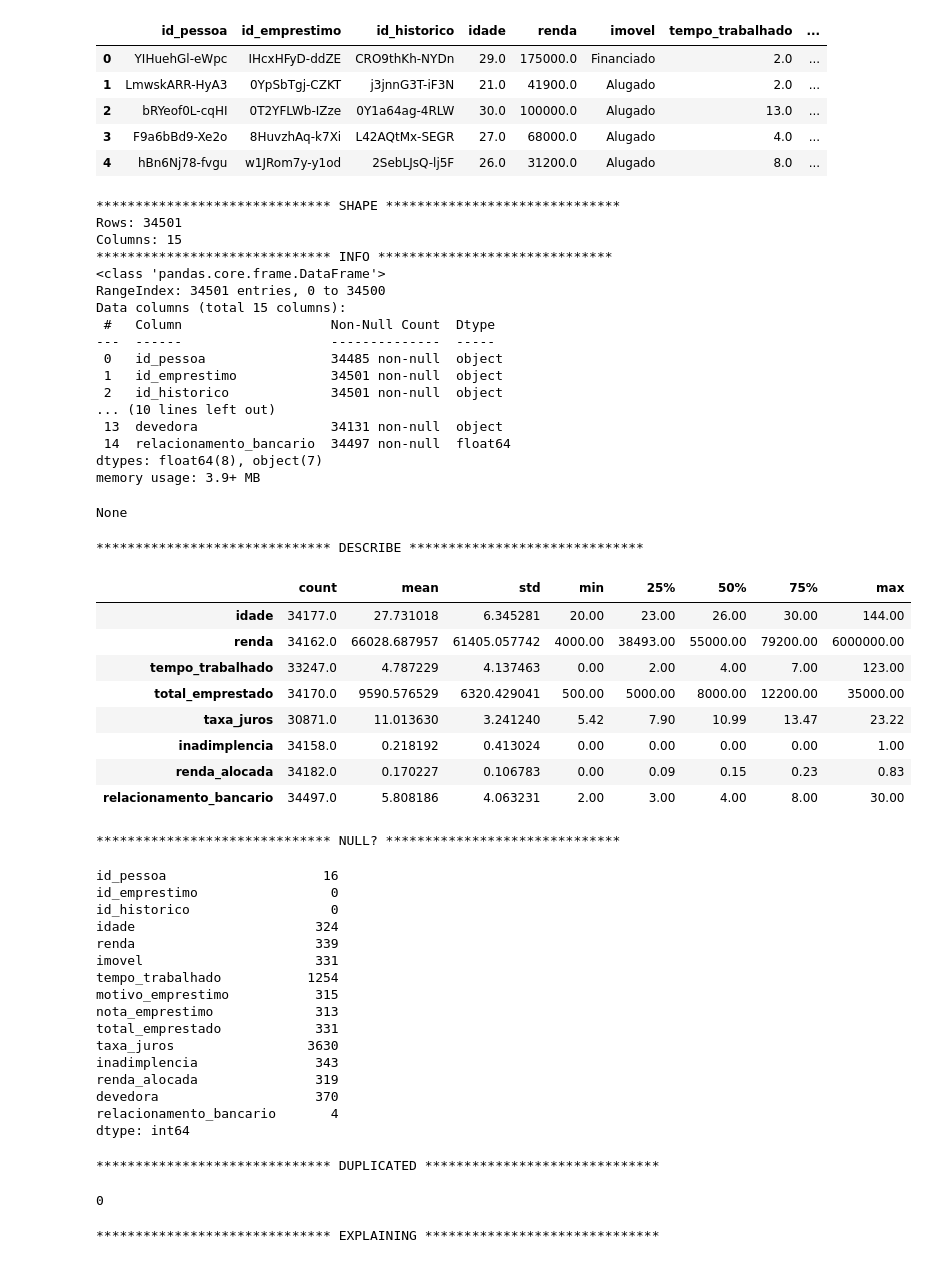
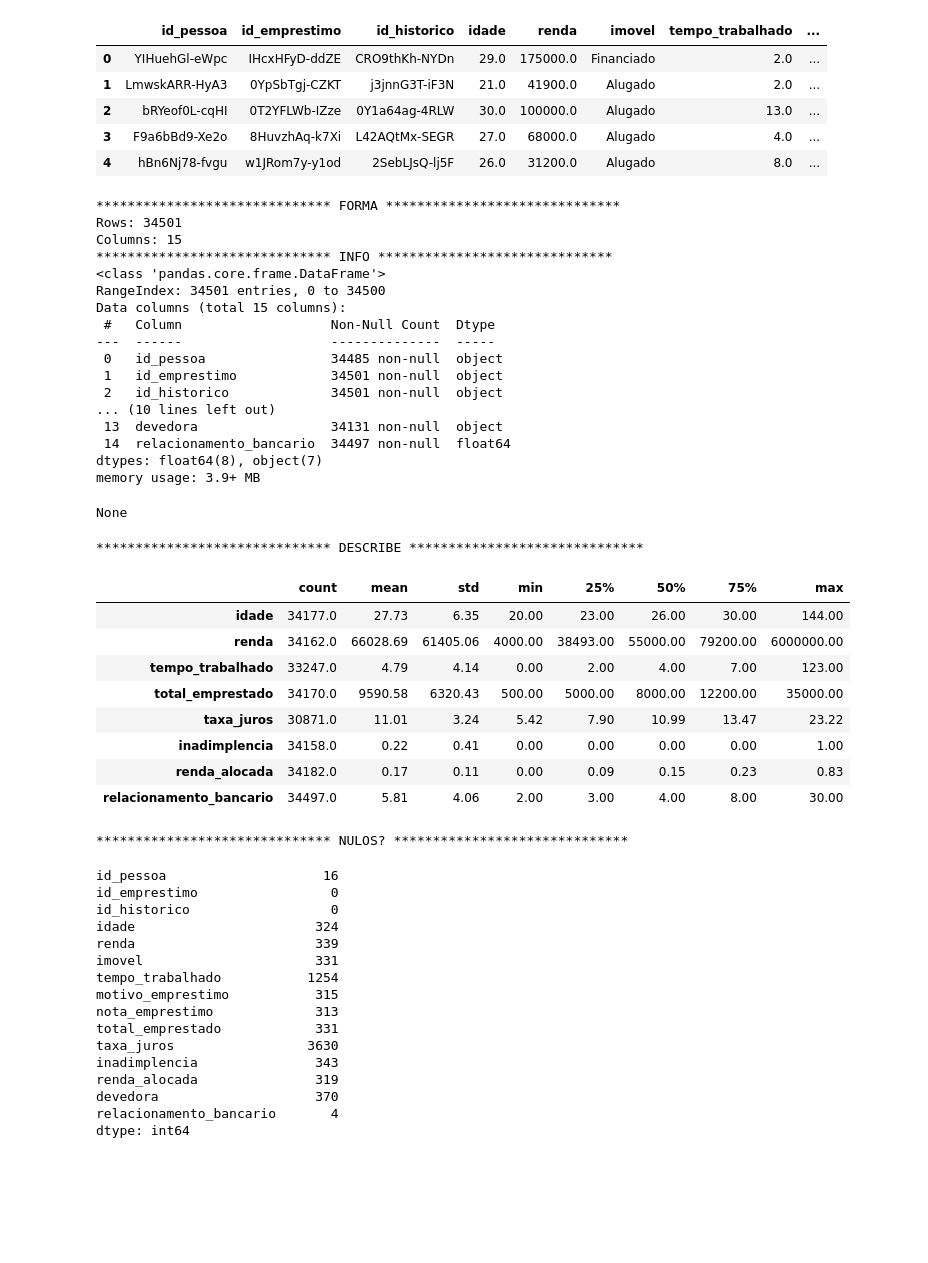
Before and after one commit to andreggalvao/Challenge-Data-Science-1ed, a Jupyter notebook: Challenge_dados_semana2.ipynb, the cells around one changed output. Saved outputs shown, nothing was run; the diff lists cells and outputs as text; code cells hidden in the pictures; blank space fills up the shorter version.

```diff
--- a/Challenge_dados_semana2.ipynb
+++ b/Challenge_dados_semana2.ipynb
@@ -89,47 +89,44 @@ dados.head()
 # %%
 #print("*"*30, "HEAD", "*"*30)
 #display(dados.head(5))
-print("*"*30, "SHAPE", "*"*30)
+print("*"*30, "FORMA", "*"*30)
 print(f"Rows: {dados.shape[0]}\nColumns: {dados.shape[1]}")
 print("*"*30, "INFO", "*"*30)
 display(dados.info())
 print("*"*30, "DESCRIBE", "*"*30)
-display(dados.describe().T)
-print("*"*30, "NULL?", "*"*30)
+display(dados.describe().T.round(2))
+print("*"*30, "NULOS?", "*"*30)
 display(dados.isnull().sum())
-print("*"*30, "DUPLICATED", "*"*30)
-display(dados.duplicated().sum())
-print("*"*30, "EXPLAINING", "*"*30)
 # %% [output]
-****************************** SHAPE ******************************
+****************************** FORMA ******************************
 Rows: 34501
 Columns: 15
 ****************************** INFO ******************************
 <class 'pandas.core.frame.DataFrame'>
 RangeIndex: 34501 entries, 0 to 34500
 Data columns (total 15 columns):
  #   Column                   Non-Null Count  Dtype
 ---  ------                   --------------  -----
  0   id_pessoa                34485 non-null  object
  1   id_emprestimo            34501 non-null  object
  2   id_historico             34501 non-null  object
 ... (10 lines left out)
  13  devedora                 34131 non-null  object
  14  relacionamento_bancario  34497 non-null  float64
 dtypes: float64(8), object(7)
 memory usage: 3.9+ MB
 None
 ****************************** DESCRIBE ******************************
 |  | count | mean | std | min | 25% | 50% | 75% | max |
-| idade | 34177.0 | 27.731018 | 6.345281 | 20.00 | 23.00 | 26.00 | 30.00 | 144.00 |
-| renda | 34162.0 | 66028.687957 | 61405.057742 | 4000.00 | 38493.00 | 55000.00 | 79200.00 | 6000000.00 |
-| tempo_trabalhado | 33247.0 | 4.787229 | 4.137463 | 0.00 | 2.00 | 4.00 | 7.00 | 123.00 |
-| total_emprestado | 34170.0 | 9590.576529 | 6320.429041 | 500.00 | 5000.00 | 8000.00 | 12200.00 | 35000.00 |
-| taxa_juros | 30871.0 | 11.013630 | 3.241240 | 5.42 | 7.90 | 10.99 | 13.47 | 23.22 |
-| inadimplencia | 34158.0 | 0.218192 | 0.413024 | 0.00 | 0.00 | 0.00 | 0.00 | 1.00 |
-| renda_alocada | 34182.0 | 0.170227 | 0.106783 | 0.00 | 0.09 | 0.15 | 0.23 | 0.83 |
-| relacionamento_bancario | 34497.0 | 5.808186 | 4.063231 | 2.00 | 3.00 | 4.00 | 8.00 | 30.00 |
+| idade | 34177.0 | 27.73 | 6.35 | 20.00 | 23.00 | 26.00 | 30.00 | 144.00 |
+| renda | 34162.0 | 66028.69 | 61405.06 | 4000.00 | 38493.00 | 55000.00 | 79200.00 | 6000000.00 |
+| tempo_trabalhado | 33247.0 | 4.79 | 4.14 | 0.00 | 2.00 | 4.00 | 7.00 | 123.00 |
+| total_emprestado | 34170.0 | 9590.58 | 6320.43 | 500.00 | 5000.00 | 8000.00 | 12200.00 | 35000.00 |
+| taxa_juros | 30871.0 | 11.01 | 3.24 | 5.42 | 7.90 | 10.99 | 13.47 | 23.22 |
+| inadimplencia | 34158.0 | 0.22 | 0.41 | 0.00 | 0.00 | 0.00 | 0.00 | 1.00 |
+| renda_alocada | 34182.0 | 0.17 | 0.11 | 0.00 | 0.09 | 0.15 | 0.23 | 0.83 |
+| relacionamento_bancario | 34497.0 | 5.81 | 4.06 | 2.00 | 3.00 | 4.00 | 8.00 | 30.00 |
-****************************** NULL? ******************************
+****************************** NULOS? ******************************
 id_pessoa                    16
 id_emprestimo                 0
 id_historico                  0
@@ -146,6 +143,3 @@ renda_alocada               319
 devedora                    370
 relacionamento_bancario       4
 dtype: int64
-****************************** DUPLICATED ******************************
-0
-****************************** EXPLAINING ******************************
```
Also changed, not shown: parts of 29 cells of this notebook.
